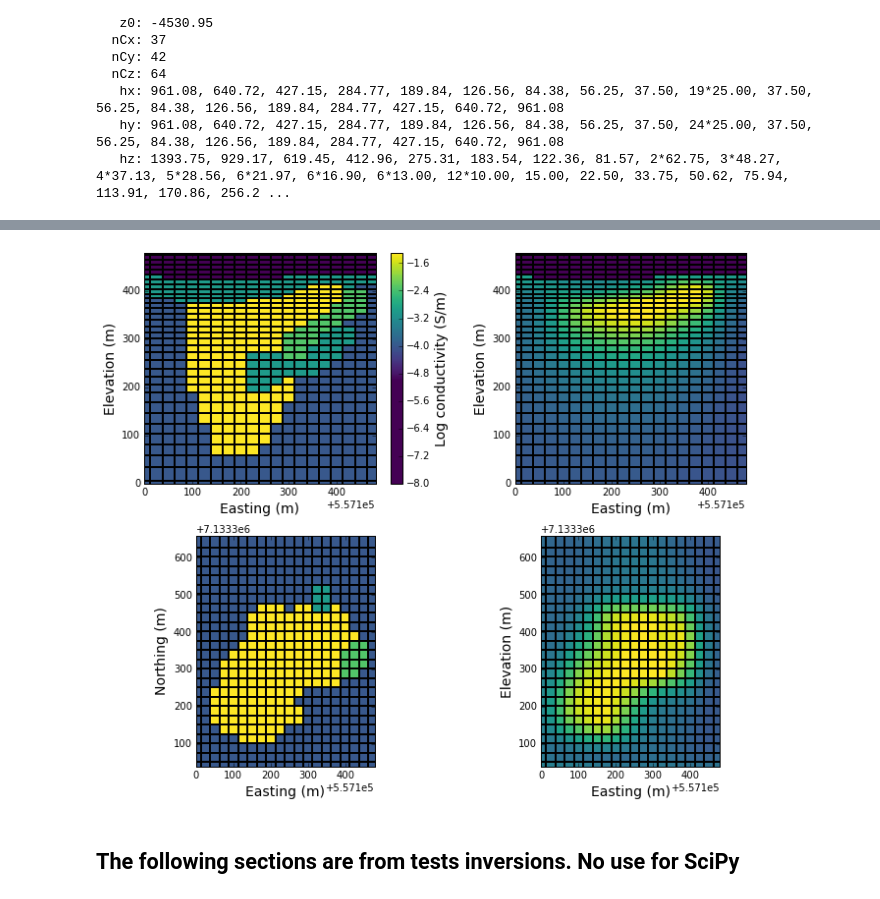
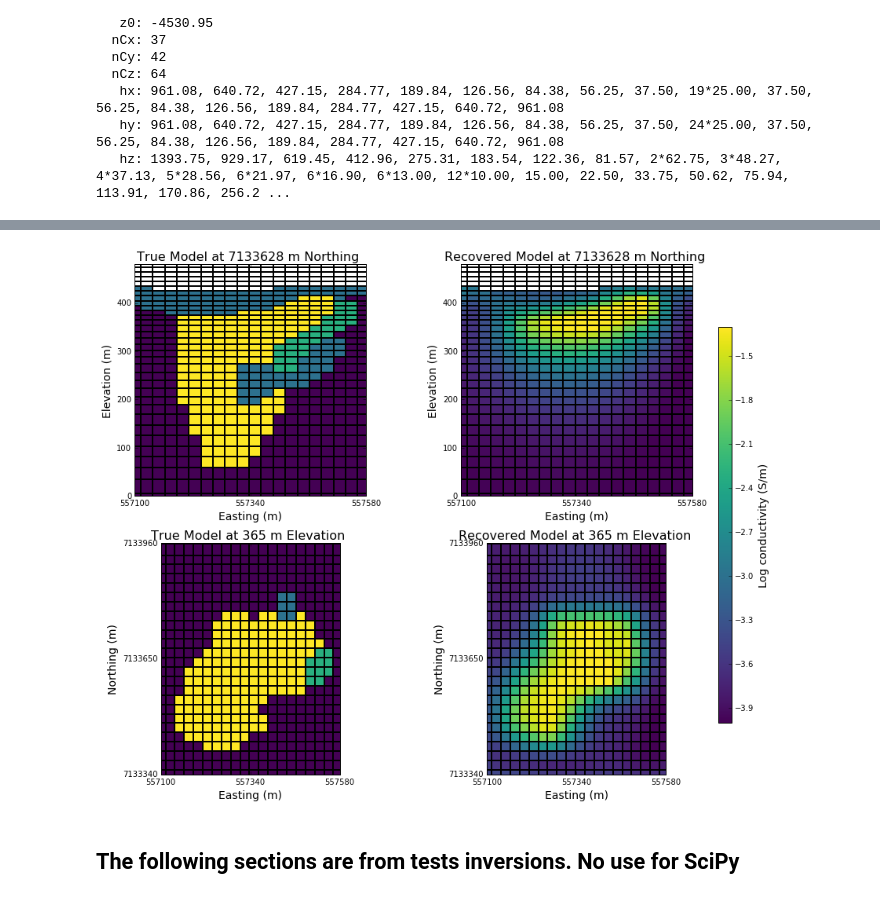
Before and after one commit to simpeg/presentations, a Jupyter notebook: SciPy2016/MTwork/inv3d_HPK1/viewInversionResults.ipynb, the cells around one changed output, grey strips where cells are left out. Cells and saved outputs as stored; diff of their text form; code cells hidden in the pictures.

```diff
--- a/SciPy2016/MTwork/inv3d_HPK1/viewInversionResults.ipynb
+++ b/SciPy2016/MTwork/inv3d_HPK1/viewInversionResults.ipynb
@@ -223,27 +229,50 @@ mesh.nNz-12
 # %%
-vmin,vmax=-5,-1.3
+vmin,vmax=-4,-1.3
 fontsize=14
-fig = plt.figure(figsize=(10,8))
-ax0 = plt.subplot(221)
+titlesize=16
 
+slice_ver=20
+slice_hor=40
+
+
+fig, axes = plt.subplots(nrows=2, ncols=2,figsize=(12,10))
+ax0=axes[0,0]
+ax1=axes[0,1]
+ax2=axes[1,0]
+ax3=axes[1,1]
+#fig = plt.figure(figsize=(10,10))
+#ax0=plt.subplot2grid((10,10), (0, 0),colspan=5,rowspan=5)
+#ax4=plt.subplot2grid((10,12),(0,11),colspan=1,rowspan=10)
+#ax0 = plt.subplot(221)
 model = sigma.reshape(mesh.vnC,order='F')
-a = ax0.pcolormesh(mesh.gridCC[:,0].reshape(mesh.vnC,order='F')[:,20,:],mesh.gridCC[:,2].reshape(mesh.vnC,order='F')[:,20,:],np.log10(model[:,20,:]),edgecolor='k',cmap='viridis')
+mask0 = np.ma.masked_where(model==1e-8,model)
+
+a = ax0.pcolormesh(mesh.gridCC[:,0].reshape(mesh.vnC,order='F')[:,slice_ver,:],
+                   mesh.gridCC[:,2].reshape(mesh.vnC,order='F')[:,slice_ver,:],np.log10(mask0[:,slice_ver,:]),
+                   edgecolor='k',cmap='viridis')
 
 ax0.set_xlim([bw,be])
 ax0.set_ylim([0,bt])
 #ax.grid(which="major")
-cb0 = plt.colorbar(a,ax=ax0)
+#cb0 = plt.colorbar(a,ax=ax4)
 ax0.set_aspect("equal")
 cb0.set_label("Log conductivity (S/m)",fontsize=fontsize)
 cb0.set_clim(vmin,vmax)
 ax0.set_xlabel("Easting (m)",fontsize=fontsize)
 ax0.set_ylabel("Elevation (m)",fontsize=fontsize)
+ax0.set_title(("True Model at %1.0f m Northing ")%(np.unique(mesh.gridCC[:,1].reshape(mesh.vnC,order='F')[:,slice_ver,:])[0]),fontsize=titlesize)
 
-ax1 = plt.subplot(222)
+ax0.set_xticks([bw,(bw+be)/2,be])
+ax0.set_xticklabels([bw,(bw+be)/2,be])
+
+#ax1=plt.subplot2grid((10,10), (0, 5),colspan=5,rowspan=5)
+#ax1 = plt.subplot(222)
 
 sinv = siginv.reshape(mesh.vnC,order='F')
-b = ax1.pcolormesh(mesh.gridCC[:,0].reshape(mesh.vnC,order='F')[:,20,:],
-                   mesh.gridCC[:,2].reshape(mesh.vnC,order='F')[:,20,:],np.log10(sinv[:,20,:]),
+mask1= np.ma.masked_where(sinv<=9.9e-7,sinv)
+
+b = ax1.pcolormesh(mesh.gridCC[:,0].reshape(mesh.vnC,order='F')[:,slice_ver,:],
+                   mesh.gridCC[:,2].reshape(mesh.vnC,order='F')[:,slice_ver,:],np.log10(mask1[:,slice_ver,:]),
                    edgecolor='k',cmap='viridis',vmin=vmin,vmax=vmax)
 
 ax1.set_xlim([bw,be])
@@ -255,41 +284,68 @@ ax1.set_aspect("equal")
 #cb1.set_label("Log conductivity (S/m)",fontsize=fontsize)
 ax1.set_xlabel("Easting (m)",fontsize=fontsize)
 ax1.set_ylabel("Elevation (m)",fontsize=fontsize)
+ax1.set_title(("Recovered Model at %1.0f m Northing ")%(np.unique(mesh.gridCC[:,1].reshape(mesh.vnC,order='F')[:,slice_ver,:])[0]),fontsize=titlesize)
+
+ax1.set_xticks([bw,(bw+be)/2,be])
+ax1.set_xticklabels([bw,(bw+be)/2,be])
+
+#ax2=plt.subplot2grid((10,10), (5, 0),colspan=5,rowspan=5)
+#ax2 = plt.subplot(223)
 
 
-ax2 = plt.subplot(223)
-
-slice=40
 #print np.unique(mesh.gridCC[:,2].reshape(mesh.vnC,order='F')[:,:,slice])
 
-c = ax2.pcolormesh(mesh.gridCC[:,0].reshape(mesh.vnC,order='F')[:,:,slice],mesh.gridCC[:,1].reshape(mesh.vnC,order='F')[:,:,slice],
-                   np.log10(model[:,:,slice]),edgecolor='k',cmap='viridis',vmin=vmin,vmax=vmax)
+c = ax2.pcolormesh(mesh.gridCC[:,0].reshape(mesh.vnC,order='F')[:,:,slice_hor],mesh.gridCC[:,1].reshape(mesh.vnC,order='F')[:,:,slice_hor],
+                   np.log10(model[:,:,slice_hor]),edgecolor='k',cmap='viridis',vmin=vmin,vmax=vmax)
 
 ax2.set_xlim([bw,be])
 ax2.set_ylim([bs,bn])
 #ax.grid(which="major")
 #cb2 = plt.colorbar(c,ax=ax2)
 ax2.set_aspect("equal")
 #cb2.set_label("Log conductivity (S/m)",fontsize=fontsize)
 #cb2.set_clim(vmin,vmax)
+ax2.set_xticks([bw,(bw+be)/2,be])
+ax2.set_xticklabels([bw,(bw+be)/2,be])
+
+ax2.set_yticks([bs,(bs+bn)/2,bn])
+ax2.set_yticklabels([bs,(bs+bn)/2,bn])
+
 ax2.set_xlabel("Easting (m)",fontsize=fontsize)
 ax2.set_ylabel("Northing (m)",fontsize=fontsize)
+ax2.set_title(("True Model at %1.0f m Elevation ")%(np.unique(mesh.gridCC[:,2].reshape(mesh.vnC,order='F')[:,:,slice_hor])[0]),fontsize=titlesize)
 
-ax3 = plt.subplot(224)
+#ax3=plt.subplot2grid((10,10), (5, 5),colspan=5,rowspan=5)
+#ax3 = plt.subplot(224)
 
-d = ax3.pcolormesh(mesh.gridCC[:,0].reshape(mesh.vnC,order='F')[:,:,slice],mesh.gridCC[:,1].reshape(mesh.vnC,order='F')[:,:,slice],
-                   np.log10(sinv[:,:,slice]),edgecolor='k',cmap='viridis',vmin=vmin,vmax=vmax)
+d = ax3.pcolormesh(mesh.gridCC[:,0].reshape(mesh.vnC,order='F')[:,:,slice_hor],mesh.gridCC[:,1].reshape(mesh.vnC,order='F')[:,:,slice_hor],
+                   np.log10(sinv[:,:,slice_hor]),edgecolor='k',cmap='viridis',vmin=vmin,vmax=vmax)
 
 ax3.set_xlim([bw,be])
 ax3.set_ylim([bs,bn])
 #ax.grid(which="major")
 #cb3 = plt.colorbar(d,ax=ax3)
 #cb3.set_clim(vmin,vmax)
 ax3.set_aspect("equal")
+
+ax3.set_xticks([bw,(bw+be)/2,be])
+ax3.set_xticklabels([bw,(bw+be)/2,be])
+
+ax3.set_yticks([bs,(bs+bn)/2,bn])
+ax3.set_yticklabels([bs,(bs+bn)/2,bn])
+
 #cb3.set_label("Log conductivity (S/m)",fontsize=fontsize)
 ax3.set_xlabel("Easting (m)",fontsize=fontsize)
-ax3.set_ylabel("Elevation (m)",fontsize=fontsize)
+ax3.set_ylabel("Northing (m)",fontsize=fontsize)
+ax3.set_title(("Recovered Model at %1.0f m Elevation ")%(np.unique(mesh.gridCC[:,2].reshape(mesh.vnC,order='F')[:,:,slice_hor])[0]),fontsize=titlesize)
+
+
+fig.subplots_adjust(right=0.9)
+cbar_ax = fig.add_axes([0.95, 0.15, 0.02, 0.7])
+cbar = plt.colorbar(c, cax=cbar_ax)
+cbar.set_label("Log conductivity (S/m)",fontsize=fontsize)
+
 
 plt.tight_layout()
 # %% [output]
-[figure, old version]
+[figure, new version]
```
Also changed, not shown: parts of 15 cells of this notebook.
